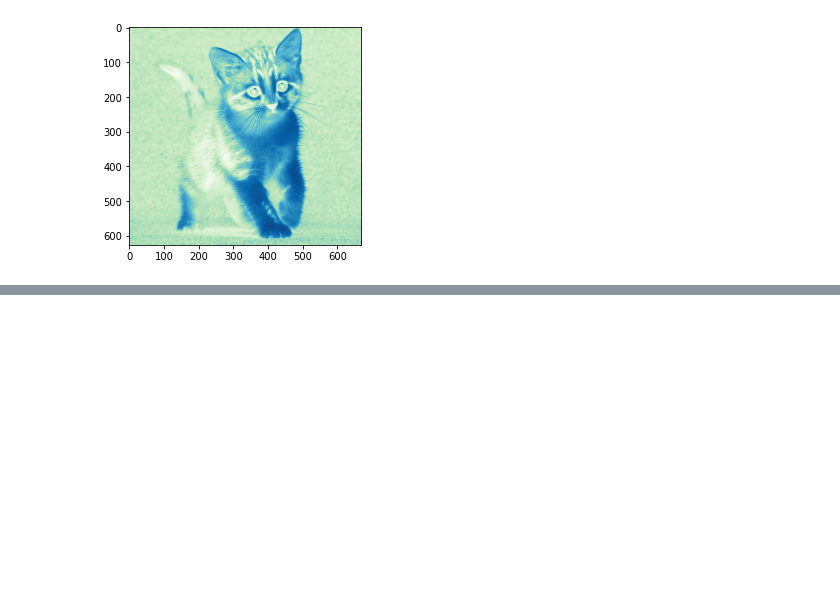
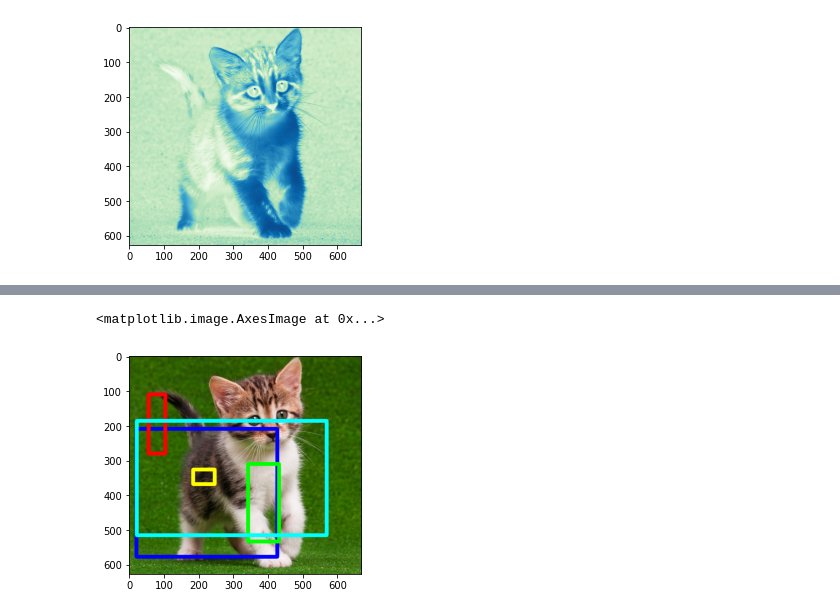
Before and after one commit to Awang-Syukriansah-Dirgantoro/PCVK, a Jupyter notebook: Modul2.ipynb, the cells around one changed output, grey strips where cells are left out. Drawn from its saved outputs; the diff is of its cells as text; code cells hidden in the pictures; blank space fills up the shorter version.

```diff
--- a/Modul2.ipynb
+++ b/Modul2.ipynb
@@ -138,0 +159,11 @@ plt.imshow(img_red, cmap='GnBu')
+# %%
+img_rdm = cv.cvtColor(img,cv.COLOR_BGR2RGB)
+cv.rectangle(img_rdm, pt1=(21,209), pt2=(426,577), color=(0,0,255), thickness=10)
+cv.rectangle(img_rdm, pt1=(431,310), pt2=(342,533), color=(0,255,0),thickness=10)
+cv.rectangle(img_rdm, pt1=(56,280), pt2=(104,110), color=(255,0,0),thickness=10)
+cv.rectangle(img_rdm, pt1=(246,326), pt2=(184,368), color=(255,255,0),thickness=10)
+cv.rectangle(img_rdm, pt1=(22,515), pt2=(568,186), color=(0,255,255),thickness=10)
+plt.imshow(img_rdm)
+# %% [output]
+<matplotlib.image.AxesImage at 0x...>
+[figure, added]
```
Also changed, not shown: parts of 7 cells of this notebook.
